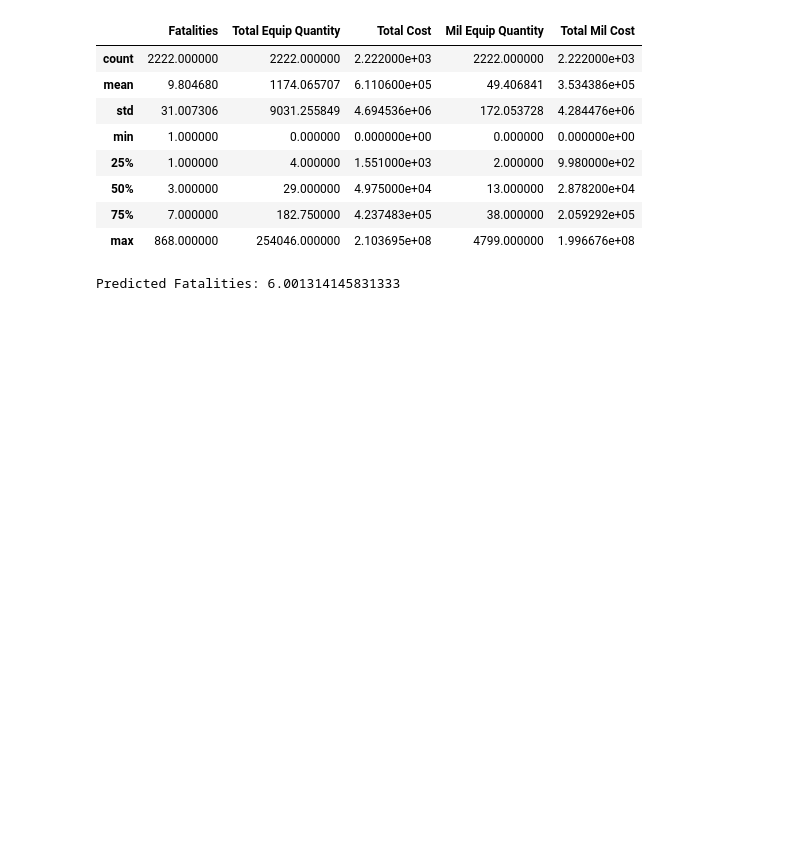
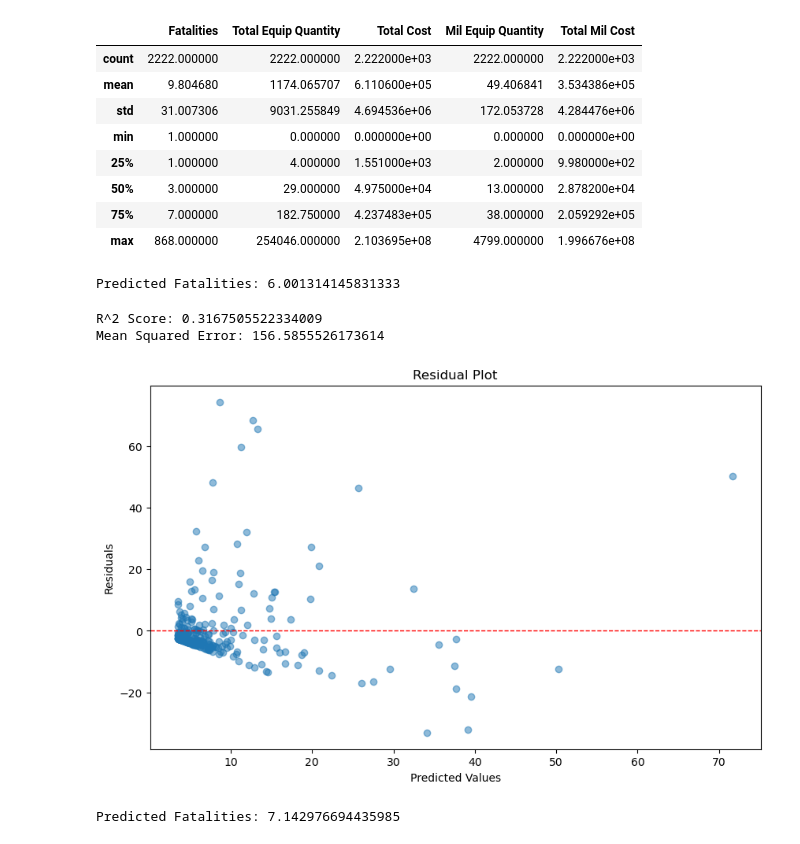
Before and after one commit to cat-mang/LESO_Analysis_Proj, a Jupyter notebook: notebooks/modeling.ipynb, the cells around one changed output. Cells and saved outputs as stored; diff of their text form; code cells hidden in the pictures; blank space fills up the shorter version.

```diff
--- a/notebooks/modeling.ipynb
+++ b/notebooks/modeling.ipynb
@@ -341,3 +341,48 @@ predicted_fatalities = model.predict([[mil_equip_amount]])
 print('Predicted Fatalities:', predicted_fatalities[0])
 # %% [output]
 Predicted Fatalities: 6.001314145831333
+# %%
+#Lin REg 1
+# Step 1: Prepare Data
+X = lin_reg_1[['Mil Equip Quantity', ]]
+y = lin_reg_1['Fatalities']
+
+# Step 2: Split Data
+X_train, X_test, y_train, y_test = train_test_split(X, y, test_size=0.15, random_state=10)
+
+# Step 3: Model Selection and Training
+model = LinearRegression()
+model.fit(X_train, y_train)
+
+# Step 4: Model Evaluation
+y_pred = model.predict(X_test)
+r2 = r2_score(y_test, y_pred)
+mse = mean_squared_error(y_test, y_pred)
+print('R^2 Score:', r2)
+print('Mean Squared Error:', mse)
+# %% [output]
+R^2 Score: 0.3167505522334009
+Mean Squared Error: 156.5855526173614
+# %%
+# Step 5: Residual Analysis
+residuals = y_test - y_pred
+# Plot the residual plot
+plt.figure(figsize=(10, 6))
+plt.scatter(y_pred, residuals, alpha=0.5)
+plt.axhline(y=0, color='red', linestyle='--', linewidth=1)  # Add a horizontal line at y=0
+plt.title('Residual Plot')
+plt.xlabel('Predicted Values')
+plt.ylabel('Residuals')
+plt.show()
+# %% [output]
+[figure, added]
+# %%
+# Step 6: Predict Fatalities
+# Assuming amount of mil equip is known
+mil_equip_amount = 30  # Example
+#total_equip_amount =        # Example loan years
+# Predict interest rate
+predicted_fatalities = model.predict([[mil_equip_amount]])
+print('Predicted Fatalities:', predicted_fatalities[0])
+# %% [output]
+Predicted Fatalities: 7.142976694435985
```
Also changed, not shown: parts of 3 cells of this notebook, 1 other file.
